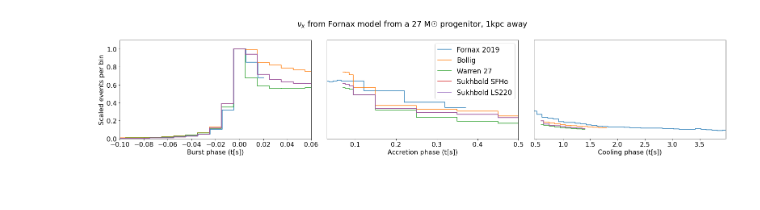
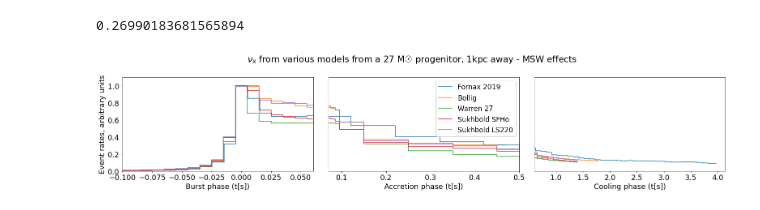
Before and after one commit to sierracthomas/neutrino_work, a Jupyter notebook: fall_2022_snewpy_project/scripts/fluence.ipynb, the cells around one changed output. Drawn from its saved outputs; the diff is of its cells as text; code cells hidden in the pictures.

```diff
--- a/fall_2022_snewpy_project/scripts/fluence.ipynb
+++ b/fall_2022_snewpy_project/scripts/fluence.ipynb
@@ -54,7 +54,7 @@ change_to_s_burst = window_bins_burst / (window_tend_burst - window_tstart_burst
 # number of lines in dat file
 num_lines = 500
 
-plt.rcParams.update({'font.size': 16})
+plt.rcParams.update({'font.size': 18})
 # %%
 # make new colorbar
 
@@ -349,9 +354,9 @@ def get_data_and_plot_all_int_fluence(files, mass, model, msw, tstart):
     burst, accretion, cooling, high_res = sort_by_phase(tstart, 0.1)
     ext_burst, ext_accretion, ext_cooling = extend_phase(burst, accretion, cooling)
 
-    nmo = normalize_by_peak(nmo, high_res, notransform)
-    imo = normalize_by_peak(imo, high_res, notransform)
-    notransform = normalize_by_peak(notransform, high_res, notransform)
+    nmo = preserve_event_rates(nmo, high_res, notransform)
+    imo = preserve_event_rates(imo, high_res, notransform)
+    notransform = preserve_event_rates(notransform, high_res, notransform)
 
 
     # shape fluence
@@ -365,28 +370,28 @@ def get_data_and_plot_all_int_fluence(files, mass, model, msw, tstart):
     fig, (ax1, ax2, ax3) = plt.subplots(1, 3, figsize=(22, 5), tight_layout=True)
     plt.suptitle(f'{formatted_flavor("nue")} from {model} model from a {mass} M☉ progenitor, 1kpc away')
 
-    plot_projected(5, tstart, notransform, ax1, ax2, ax3, local_max_location, "No transformation", burst, accretion, cooling)
-    plot_projected(5, tstart, nmo, ax1, ax2, ax3, local_max_location, "NMO", burst, accretion, cooling)
-    plot_projected(5, tstart, imo, ax1, ax2, ax3, local_max_location, "IMO", burst, accretion, cooling)
+    plot_projected(4, tstart, notransform, ax1, ax2, ax3, local_max_location, "No transformation", burst, accretion, cooling)
+    plot_projected(4, tstart, nmo, ax1, ax2, ax3, local_max_location, "NMO", burst, accretion, cooling)
+    plot_projected(4, tstart, imo, ax1, ax2, ax3, local_max_location, "IMO", burst, accretion, cooling)
 
 
 
     ax1.set_xlabel("Burst phase (t[s])")
-    ax1.set_ylabel(f"Scaled events per bin")
+    ax1.set_ylabel(f"Events per 10 ms")
     ax1.set_ylim(0,local_max * 1.1)
     ax1.margins(0)
     #ax1.legend(prop={'size': 17})
 
     ax2.set_xlabel("Accretion phase (t[s])")
     ax2.set_yticks([])
-    ax2.set_ylim(0,1.1)
+    ax2.set_ylim(0,local_max * 1.1)
     ax2.margins(0)
     ax2.legend(prop={'size': 17})
 
     ax3.set_xlabel("Cooling phase (t[s])")
     ax3.set_yticks([])
     #ax3.set_ylim(0,local_max * 1.1)
-    ax3.set_ylim(0,1.1)
+    ax3.set_ylim(0,local_max * 1.1)
     ax3.margins(0)
     #ax3.legend(prop={'size': 17})
     plt.savefig(f'int_all_{mass}_{model}_{msw}.png')
@@ -522,10 +527,18 @@ get_data_and_plot_all_int_fluence(my_files, "27", "Fornax", "no MSW", tstart)
+# %%
+def plot_strange_projected(adj, tstart, nue_test, ax1, ax2, ax3, local_max_location, overleaf_flavor, burst, accretion, cooling):
+    total = len(tstart)
+    ax1.plot(tstart[:len(burst) + adj] * u.s, nue_test[local_max_location:len(burst) + local_max_location + adj], label = overleaf_flavor, drawstyle='steps-mid')
+    ax2.plot(tstart[len(burst) + adj:len(burst)+len(accretion) + adj - 3] * u.s, nue_test[len(burst) + local_max_location + adj:len(burst)+len(accretion) + local_max_location + adj - 3], label = overleaf_flavor, drawstyle='steps-mid')
+    ax3.plot(tstart[len(burst) + len(accretion) + adj - 3:total -local_max_location] * u.s , nue_test[len(burst) + len(accretion) + local_max_location + adj - 3:total -local_max_location], label = overleaf_flavor, drawstyle='steps-mid')
+    print(nue_test[len(burst)+len(accretion) + local_max_location + adj - 3])
+    ax2.plot([0.45, 0.5] * u.s, [nue_test[len(burst)+len(accretion) + local_max_location + adj - 4], nue_test[len(burst)+len(accretion) + local_max_location + adj - 3]], c='C0', drawstyle='steps-post')
 # %%
 def get_data_and_plot_all_int_fluence(files, mass, model, msw, tstart):
     m13, m16, m17, m20, m27 = [], [], [], [], []
     energy_test, fluence_test = [], []
 
     fig, (ax1, ax2, ax3) = plt.subplots(1, 3, figsize=(22, 5), tight_layout=True)
-    plt.suptitle(f'{formatted_flavor("nux")} from {model} model from a 27 M☉ progenitor, 1kpc away')
+    plt.suptitle(f'{formatted_flavor("nux")} from various models from a 27 M☉ progenitor, 1kpc away - {msw} effects')
 
 
     local_max_location = 0#np.argmax(all_test[:len(high_res) - 1]) - 5
@@ -555,7 +568,7 @@ def get_data_and_plot_all_int_fluence(files, mass, model, msw, tstart):
     tstart_mod = [x-.031 for x in tstart]
     get_fluence_and_energy_arrays(energy_test, fluence_test, m27, "nux", "/Users/sierra/neutrino_work/fall_2022_snewpy_project/fluence_runs/fornax_27M")
     m27 = normalize_by_peak(m27, high_res, m27)
-    plot_projected(0, tstart_mod, m27, ax1, ax2, ax3, local_max_location, "Fornax 2019", burst, accretion, cooling)
+    plot_strange_projected(4, tstart_mod, m27, ax1, ax2, ax3, local_max_location, "Fornax 2019", burst, accretion, cooling)
     #
 
     # bollig
@@ -621,6 +634,7 @@ def get_data_and_plot_all_int_fluence(files, mass, model, msw, tstart):
 
     # sukhbold
 
+    tstart_mod = [x-.00 for x in tstart]
     get_fluence_and_energy_arrays(energy_test, fluence_test, m20, "nux", "/Users/sierra/neutrino_work/fall_2022_snewpy_project/fluence_runs/sukh_ls220")
     m20 = normalize_by_peak(m20, high_res, m20)
     plot_projected(0, tstart_mod, m20, ax1, ax2, ax3, local_max_location, "Sukhbold LS220", burst, accretion, cooling)
@@ -637,34 +651,35 @@ def get_data_and_plot_all_int_fluence(files, mass, model, msw, tstart):
     l, e = shape_and_scale_fluence_energy(fluence_test, energy_test, high_res)
 
 
 
 
 
 
 
 
     ax1.set_xlabel("Burst phase (t[s])")
-    ax1.set_ylabel(f"Scaled events per bin")
+    ax1.set_ylabel(f"Event rates, arbitrary units")
     ax1.set_ylim(0,1.1)
     ax1.margins(0)
     #ax1.legend(prop={'size': 17})
 
     ax2.set_xlabel("Accretion phase (t[s])")
     ax2.set_yticks([])
     ax2.set_ylim(0,1.1)
     ax2.margins(0)
     ax2.legend(prop={'size': 17})
 
     ax3.set_xlabel("Cooling phase (t[s])")
     ax3.set_yticks([])
-    #ax3.set_ylim(0,local_max * 1.1)
+    ax3.set_xlim(0.60, None)
     ax3.set_ylim(0,1.1)
     ax3.margins(0)
     #ax3.legend(prop={'size': 17})
     plt.savefig(f'int_all_{mass}_{model}_{msw}.png')
     plt.show()
 
 my_files = "/Users/sierra/neutrino_work/fall_2022_snewpy_project/fluence_runs/fornax_27M"
-get_data_and_plot_all_int_fluence(my_files, "27", "Fornax", "no MSW", tstart)
+get_data_and_plot_all_int_fluence(my_files, "27", "Fornax", "MSW", tstart)
 # %% [output]
+0.26990183681565894
-[figure, old version]
+[figure, new version]
```
Also changed, not shown: parts of 13 cells of this notebook, 2 other files.
